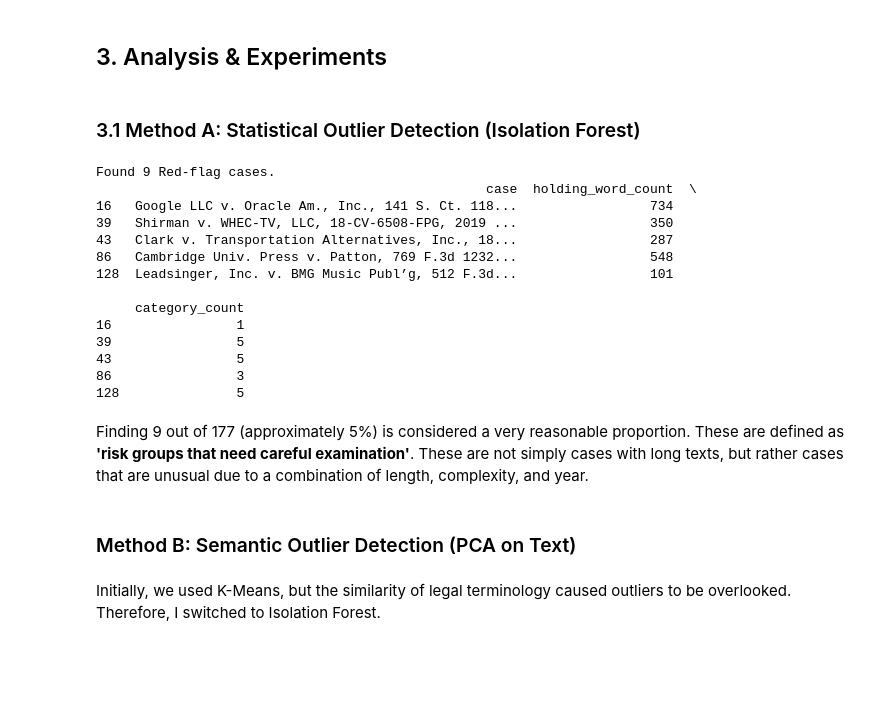
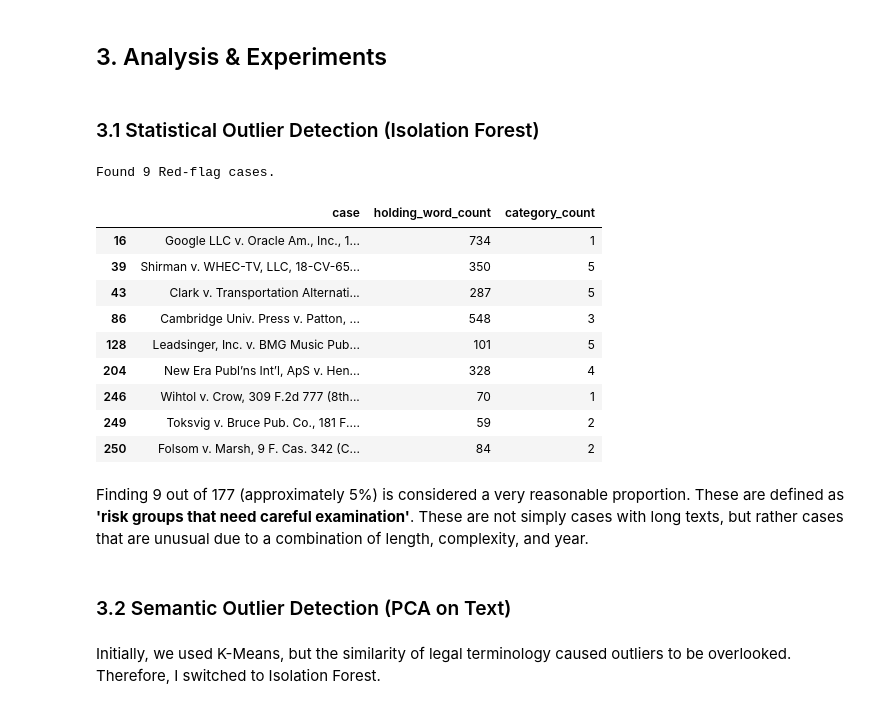
Before and after one commit to mqanaq/BA820-B1-Team13, a Jupyter notebook: Suji/Suji_Kim_Milestone2_Q4_Redflag&Conditions.ipynb, the cells around one changed output. Cells and saved outputs as stored; diff of their text form; code cells hidden in the pictures; blank space fills up the shorter version.

```diff
--- a/Suji/Suji_Kim_Milestone2_Q4_Redflag&Conditions.ipynb
+++ b/Suji/Suji_Kim_Milestone2_Q4_Redflag&Conditions.ipynb
@@ -123,44 +123,41 @@ This distribution provides visual evidence for "why we should focus on outliers
 # %% [markdown]
 ## 3. Analysis & Experiments
 # %% [markdown]
-### 3.1 Method A: Statistical Outlier Detection (Isolation Forest)
+### 3.1 Statistical Outlier Detection (Isolation Forest)
 # %%
 from sklearn.ensemble import IsolationForest
 from sklearn.preprocessing import StandardScaler
 
 # Selecting features to use for analysis (length, number of categories, year)
 features = df_final[['holding_word_count', 'category_count', 'year']].fillna(0)
 scaler = StandardScaler()
 features_scaled = scaler.fit_transform(features)
 
 # Applying the Isolation Forest model (setting the top 5% as outliers)
 model = IsolationForest(contamination=0.05, random_state=42)
 df_final['is_outlier'] = model.fit_predict(features_scaled)
 
 # Output the list of 'red flags' found by the model
 red_flag_list = df_final[df_final['is_outlier'] == -1]
 print(f"Found {len(red_flag_list)} Red-flag cases.")
-print(red_flag_list[['case', 'holding_word_count', 'category_count']].head())
+red_flag_list[['case', 'holding_word_count', 'category_count']]
 # %% [output]
 Found 9 Red-flag cases.
-                                                  case  holding_word_count  \
-16   Google LLC v. Oracle Am., Inc., 141 S. Ct. 118...                 734
-39   Shirman v. WHEC-TV, LLC, 18-CV-6508-FPG, 2019 ...                 350
-43   Clark v. Transportation Alternatives, Inc., 18...                 287
-86   Cambridge Univ. Press v. Patton, 769 F.3d 1232...                 548
-128  Leadsinger, Inc. v. BMG Music Publ’g, 512 F.3d...                 101
-
-     category_count
-16                1
-39                5
-43                5
-86                3
-128               5
+|  | case | holding_word_count | category_count |
+| 16 | Google LLC v. Oracle Am., Inc., 1... | 734 | 1 |
+| 39 | Shirman v. WHEC-TV, LLC, 18-CV-65... | 350 | 5 |
+| 43 | Clark v. Transportation Alternati... | 287 | 5 |
+| 86 | Cambridge Univ. Press v. Patton, ... | 548 | 3 |
+| 128 | Leadsinger, Inc. v. BMG Music Pub... | 101 | 5 |
+| 204 | New Era Publ’ns Int’l, ApS v. Hen... | 328 | 4 |
+| 246 | Wihtol v. Crow, 309 F.2d 777 (8th... | 70 | 1 |
+| 249 | Toksvig v. Bruce Pub. Co., 181 F.... | 59 | 2 |
+| 250 | Folsom v. Marsh, 9 F. Cas. 342 (C... | 84 | 2 |
 # %% [markdown]
 Finding 9 out of 177 (approximately 5%) is considered a very reasonable proportion. These are defined as **'risk groups that need careful examination'**.
 These are not simply cases with long texts, but rather cases that are unusual due to a combination of length, complexity, and year.
 # %% [markdown]
-### Method B: Semantic Outlier Detection (PCA on Text)
+### 3.2 Semantic Outlier Detection (PCA on Text)
 # %% [markdown]
 Initially, we used K-Means, but the similarity of legal terminology caused outliers to be overlooked. Therefore, I switched to Isolation Forest.
 # %%
```
Also changed, not shown: parts of 2 cells of this notebook.
